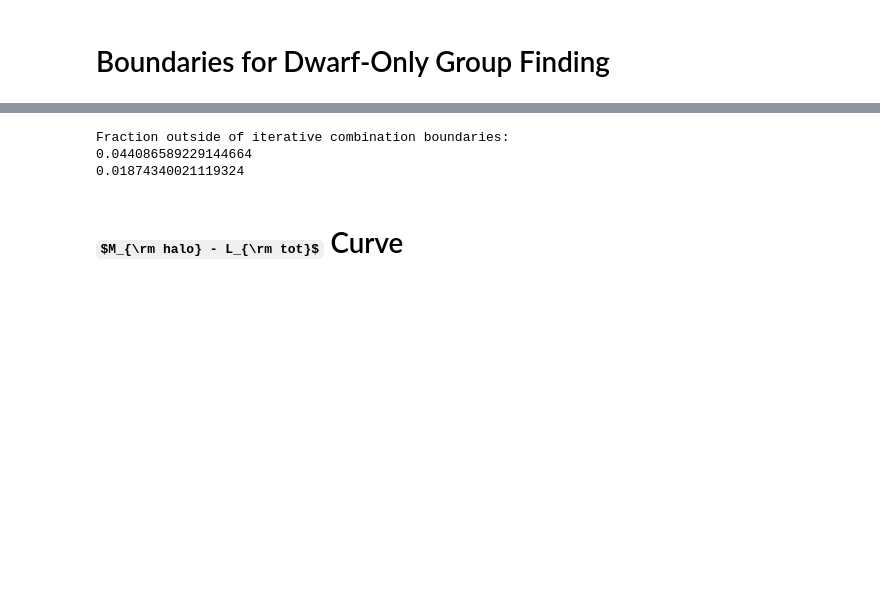
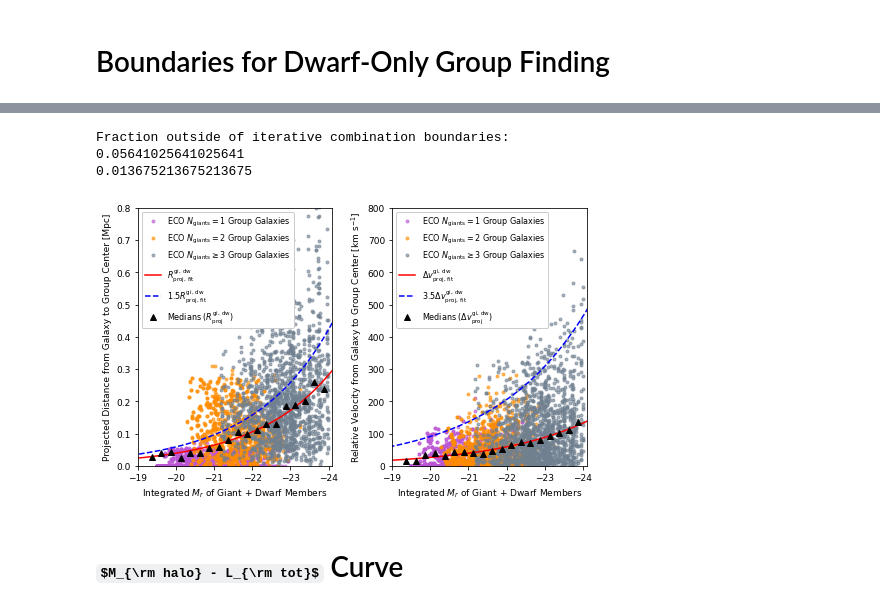
Before and after one commit to zhutchens1/g3groupfinder, a Jupyter notebook: resolve_and_eco/Section3Figures.ipynb, the cells around one changed output, grey strips where cells are left out. Cells and saved outputs as stored; diff of their text form; code cells hidden in the pictures; some formulas as TeX source; blank space fills up the shorter version.

Commit message:
updated RES/ECO code after updating group finder

```diff
--- a/resolve_and_eco/Section3Figures.ipynb
+++ b/resolve_and_eco/Section3Figures.ipynb
@@ -166,7 +182,7 @@ ecoabsrmag = ecodata['absrmag'].to_numpy()
 ecog3grp = ecodata['g3grp_l'].to_numpy()
 # %%
 ecogdgrpn = fof.multiplicity_function(ecog3grp, return_by_galaxy=True)
-ecogdsel = np.logical_not(np.logical_or(ecog3grp==-99., ((ecogdgrpn==1) & (ecoabsrmag>-19.4) & (ecoabsrmag<=-17.33)))) #-17.33 not -17.0 (2/22/21)
+ecogdsel = np.logical_not(np.logical_or(ecog3grp==-99., ((ecogdgrpn==1) & (ecoabsrmag>-19.5) & (ecoabsrmag<=-17.33)))) #-17.33 not -17.0 (2/22/21)
 ecogdgrpra, ecogdgrpdec, ecogdgrpcz = fof.group_skycoords(ecoradeg[ecogdsel], ecodedeg[ecogdsel], ecocz[ecogdsel], ecog3grp[ecogdsel])
 ecogdrelvel = np.abs(ecogdgrpcz - ecocz[ecogdsel])
 ecogdrelprojdist = (ecogdgrpcz + ecocz[ecogdsel])/HUBBLE_CONST * np.sin(ic.angular_separation(ecogdgrpra, ecogdgrpdec, ecoradeg[ecogdsel], ecodedeg[ecogdsel])/2.0)
@@ -196,52 +212,53 @@ errors:  [2.42706681e-07 2.51970247e-02] [0.00162291 0.02447386]
 tx = np.linspace(-27,-17,100)
 fig, (ax,ax1) = plt.subplots(ncols=2, figsize=doublecolsize)
 
-giantgrpn = np.array([np.sum((ecoabsrmag[ecogdsel][ecog3grp[ecogdsel]==gg]<-19.4)) for gg in ecog3grp[ecogdsel]])
+giantgrpn = np.array([np.sum((ecoabsrmag[ecogdsel][ecog3grp[ecogdsel]==gg]<-19.5)) for gg in ecog3grp[ecogdsel]])
 sel_ = np.where(np.logical_and(giantgrpn==1,ecogdtotalmag>-24))
 ax.plot(ecogdtotalmag[sel_], ecogdrelprojdist[sel_], '.', color='mediumorchid', alpha=0.6, label=r'ECO $N_{\rm giants}=1$ Group Galaxies', rasterized=True)
 sel_ = np.where(np.logical_and(giantgrpn==2,ecogdtotalmag>-24))
-ax.plot(ecogdtotalmag[sel_], ecogdrelprojdist[sel_], '.', color='lawngreen', alpha=0.6, label=r'ECO $N_{\rm giants}=2$ Group Galaxies', rasterized=True)
+ax.plot(ecogdtotalmag[sel_], ecogdrelprojdist[sel_], '.', color='darkorange', alpha=0.6, label=r'ECO $N_{\rm giants}=2$ Group Galaxies', rasterized=True)
 sel_ = np.where(np.logical_and(giantgrpn>2,ecogdtotalmag>-24))
 ax.plot(ecogdtotalmag[sel_], ecogdrelprojdist[sel_], '.', color='slategrey', alpha=0.6, label=r'ECO $N_{\rm giants}\geq3$ Group Galaxies', rasterized=True)
 #ax.errorbar(magbincenters, gdmedianrproj, yerr=gdmedianrproj_err, fmt='k^', label=r'Medians ($R_{\rm proj}^{\rm gi,\,dw}$)', rasterized=True, zorder=15)
 ax.errorbar(magbincenters, gdmedianrproj, yerr=None, fmt='k^', label=r'Medians ($R_{\rm proj}^{\rm gi,\,dw}$)', rasterized=True, zorder=15)
-ax.plot(tx, 1*decayexp(tx,*poptr), label=r'$1R_{\rm proj,\,fit}^{\rm gi,\, dw}$', rasterized=True)
-ax.plot(tx, 1*decayexp(tx,*poptr), label=r'$1R_{\rm proj,\,fit}^{\rm gi,\, dw}$', rasterized=True,linestyle='--')
+ax.plot(tx, 1*decayexp(tx,*poptr), color='red', label=r'$R_{\rm proj,\,fit}^{\rm gi,\, dw}$', rasterized=True)
+ax.plot(tx, 1.5*decayexp(tx,*poptr), color='blue', label=r'$1.5R_{\rm proj,\,fit}^{\rm gi,\, dw}$', rasterized=True,linestyle='--')
 #ax.plot(tx, 3*decayexp(tx,*poptr), label=r'$3R_{\rm proj,\,fit}^{\rm gi,\, dw}$', rasterized=True)
 ax.set_xlabel(r"Integrated $M_r$ of Giant + Dwarf Members")
 ax.set_ylabel(r"Projected Distance from Galaxy to Group Center [Mpc]")
-#ax.legend(loc='best',fontsize=8,framealpha=1)
+ax.legend(loc='best',fontsize=8,framealpha=1)
 ax.set_xlim(-24.1,-19)
 ax.set_ylim(0,0.8)
 ax.invert_xaxis()
 
 #ax1.plot(ecogdtotalmag[binsel], ecogdrelvel[binsel], '.', alpha=0.6, label='ECO Giant-Hosting Group Galaxies', rasterized=True, color='palegreen')
 #ax1.errorbar(magbincenters, gdmedianrelvel, yerr=gdmedianrelvel_err, fmt='k^',label=r'Medians ($\Delta v_{\rm proj}^{\rm gi,\,dw}$)', rasterized=True, zorder=15)
 ax1.errorbar(magbincenters, gdmedianrelvel, yerr=None, fmt='k^',label=r'Medians ($\Delta v_{\rm proj}^{\rm gi,\,dw}$)', rasterized=True, zorder=15)
 sel_ = np.where(np.logical_and(giantgrpn==1,ecogdtotalmag>-24))
 ax1.plot(ecogdtotalmag[sel_], ecogdrelvel[sel_], '.', color='mediumorchid', alpha=0.6, label=r'ECO $N_{\rm giants}=1$ Group Galaxies', rasterized=True)
 sel_ = np.where(np.logical_and(giantgrpn==2,ecogdtotalmag>-24))
-ax1.plot(ecogdtotalmag[sel_], ecogdrelvel[sel_], '.', color='lawngreen', alpha=0.6, label=r'ECO $N_{\rm giants}=2$ Group Galaxies', rasterized=True)
+ax1.plot(ecogdtotalmag[sel_], ecogdrelvel[sel_], '.', color='darkorange', alpha=0.6, label=r'ECO $N_{\rm giants}=2$ Group Galaxies', rasterized=True)
 sel_ = np.where(np.logical_and(giantgrpn>2,ecogdtotalmag>-24))
 ax1.plot(ecogdtotalmag[sel_], ecogdrelvel[sel_], '.', color='slategrey', alpha=0.6, label=r'ECO $N_{\rm giants}\geq3$ Group Galaxies', rasterized=True)
-ax1.plot(tx, decayexp(tx, *poptv), label=r'$\Delta v_{\rm proj,\, fit}^{\rm gi,\, dw}$', rasterized=True)
-ax1.plot(tx, 2.5*decayexp(tx, *poptv), label=r'$2.5\Delta v_{\rm proj,\, fit}^{\rm gi,\, dw}$', rasterized=True, linestyle='--')
+ax1.plot(tx, decayexp(tx, *poptv), color='red', label=r'$\Delta v_{\rm proj,\, fit}^{\rm gi,\, dw}$', rasterized=True)
+ax1.plot(tx, 3.5*decayexp(tx, *poptv), color='blue', label=r'$3.5\Delta v_{\rm proj,\, fit}^{\rm gi,\, dw}$', rasterized=True, linestyle='--')
 ax1.set_ylabel(r"Relative Velocity from Galaxy to Group Center [km s$^{-1}]$")
 ax1.set_xlabel(r"Integrated $M_r$ of Giant + Dwarf Members")
 print("Fraction outside of iterative combination boundaries: ")
 print(np.sum(ecogdrelprojdist[binsel]>3*decayexp(ecogdtotalmag[binsel],*poptr))/len(ecogdtotalmag[binsel]))
 print(np.sum(ecogdrelvel[binsel]>4.5*decayexp(ecogdtotalmag[binsel],*poptv))/len(ecogdtotalmag[binsel]))
 ax1.set_xlim(-24.1,-19)
 ax1.set_ylim(0,800)
 ax1.invert_xaxis()
 ax1.legend(loc='best',fontsize=8, framealpha=1)
 plt.tight_layout()
 plt.savefig("../figures/itercombboundaries.pdf")
 plt.show()
 # %% [output]
 Fraction outside of iterative combination boundaries:
-0.044086589229144664
-0.01874340021119324
+0.05641025641025641
+0.013675213675213675
+[figure, added]
 # %% [markdown]
 # $M_{\rm halo} - L_{\rm tot}$ Curve
 # %%
```
Also changed, not shown: parts of 30 cells of this notebook, 1 other file.
